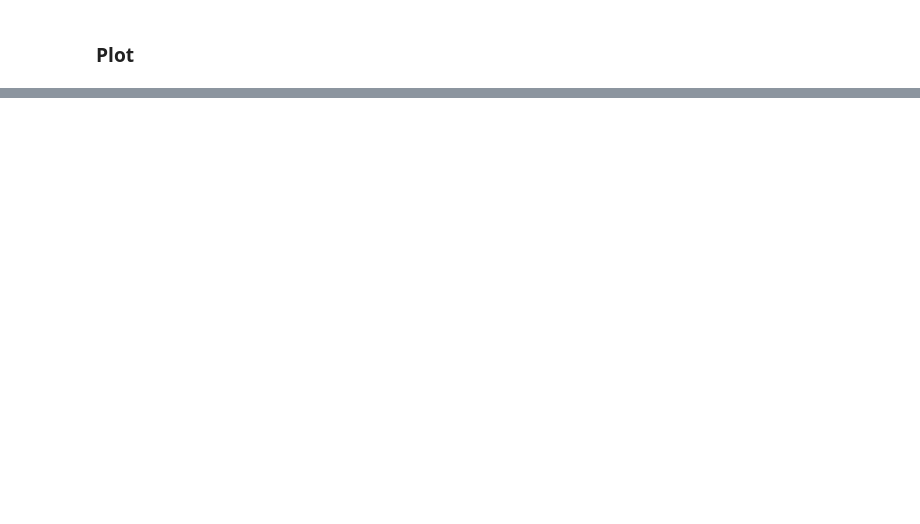
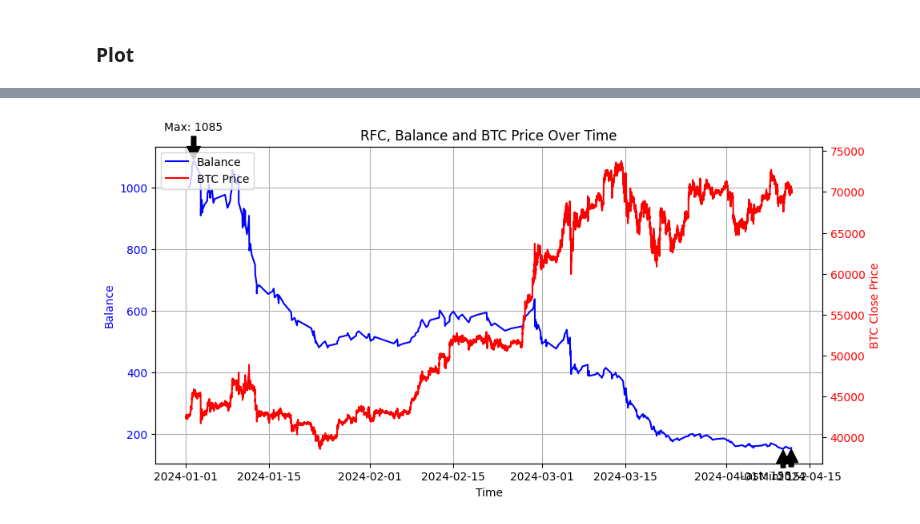
Before and after one commit to sminibae/MidasProject3, a Jupyter notebook: BTC/07.Backtest.ipynb, the cells around one changed output, grey strips where cells are left out. Cells and saved outputs as stored; diff of their text form; code cells hidden in the pictures; blank space fills up the shorter version.

```diff
--- a/BTC/07.Backtest.ipynb
+++ b/BTC/07.Backtest.ipynb
@@ -454,0 +484,93 @@ plt.plot(temp)
+# %%
+#predict
+
+predictions = np.load(f'Data/LSTM_2024_predictions.npy')
+matrix_array = np.load('Data/data_2024_matrix_20.npy')
+balance, trades = BackTest(matrix_array, predictions)
+
+trades_df = pd.DataFrame(trades, columns=['time', 'balance', 'trade_status', 'side', 'entryPrice', 'TakeProfit', 'StopLoss'])
+
+# Load and process trades data
+# trades_df = pd.read_csv(f'Data/Backtest/Trades/trades_{filename}.csv')
+trades_df['time'] = trades_df['time'].apply(lambda x: unix_to_iso(x))
+trades_df['time'] = pd.to_datetime(trades_df['time'])
+
+# Load and process BTC data
+btc_df = pd.read_csv('Data/2024_BTCUSDT_3min_data.csv')
+btc_df = btc_df[['Open time', 'Close']]
+btc_df['time'] = btc_df['Open time'].apply(lambda x: unix_to_iso(x))
+btc_df['time'] = pd.to_datetime(btc_df['time'])
+btc_df.drop(columns=['Open time'], inplace=True)
+
+# Find the maximum and last balance values
+max_balance = trades_df['balance'].max()
+min_balance = trades_df['balance'].min()
+last_balance = trades_df['balance'].iloc[-1]
+
+time_of_max_balance = trades_df[trades_df['balance'] == max_balance]['time'].iloc[0]
+time_of_min_balance = trades_df[trades_df['balance'] == min_balance]['time'].iloc[0]
+last_time = trades_df['time'].iloc[-1]
+
+max_balance = round(max_balance)
+min_balance = round(min_balance)
+last_balance = round(last_balance)
+
+# Plotting
+fig, ax1 = plt.subplots(figsize=(10, 5))
+
+# Plot balance on the primary y-axis
+ax1.plot(trades_df['time'], trades_df['balance'], linestyle='-', color='blue', label='Balance')
+# ax1.set_ylim(500, 1500)
+ax1.set_xlabel('Time')
+ax1.set_ylabel('Balance', color='blue')
+ax1.tick_params(axis='y', labelcolor='blue')
+ax1.grid(True)
+
+# Create a secondary y-axis for BTC close price
+ax2 = ax1.twinx()
+ax2.plot(btc_df['time'], btc_df['Close'], linestyle='-', color='red', label='BTC Price')
+ax2.set_ylabel('BTC Close Price', color='red')
+ax2.tick_params(axis='y', labelcolor='red')
+
+# Annotate the maximum balance
+ax1.annotate(f'Max: {max_balance}',
+                xy=(time_of_max_balance, max_balance),
+                xytext=(time_of_max_balance, max_balance + 100),  # Adjust text position
+                arrowprops=dict(facecolor='black', shrink=0.05),
+                ha='center')  # Horizontal alignment
+
+# Annotate the minimum balance
+ax1.annotate(f'Min: {min_balance}',
+                xy=(time_of_min_balance, min_balance),
+                xytext=(time_of_min_balance, min_balance - 100),  # Adjust text position
+                arrowprops=dict(facecolor='black', shrink=0.05),
+                ha='center')  # Horizontal alignment
+
+# Annotate the last balance
+ax1.annotate(f'Last: {last_balance}',
+                xy=(last_time, last_balance),
+                xytext=(last_time, last_balance - 100),  # Adjust text position
+                arrowprops=dict(facecolor='black', shrink=0.05),
+                ha='right')  # Horizontal alignment
+
+# Set the title and layout
+plt.title(f'RFC, Balance and BTC Price Over Time')
+plt.xticks(rotation=45)  # Rotate the x-axis labels for readability
+fig.tight_layout()  # Adjust layout
+
+# Add a legend
+lines, labels = ax1.get_legend_handles_labels()
+lines2, labels2 = ax2.get_legend_handles_labels()
+ax2.legend(lines + lines2, labels + labels2, loc='upper left')
+
+# Save the figure
+# fig.savefig(f'Figures/RFC.png')
+plt.show()
+plt.close(fig)
+
+import math
+temp = trades_df['balance'].apply(lambda x: math.log10(x))
+
+plt.plot(temp)
+# %% [output]
+[figure, added]
```
Also changed, not shown: parts of 12 cells of this notebook, 6 other files.
